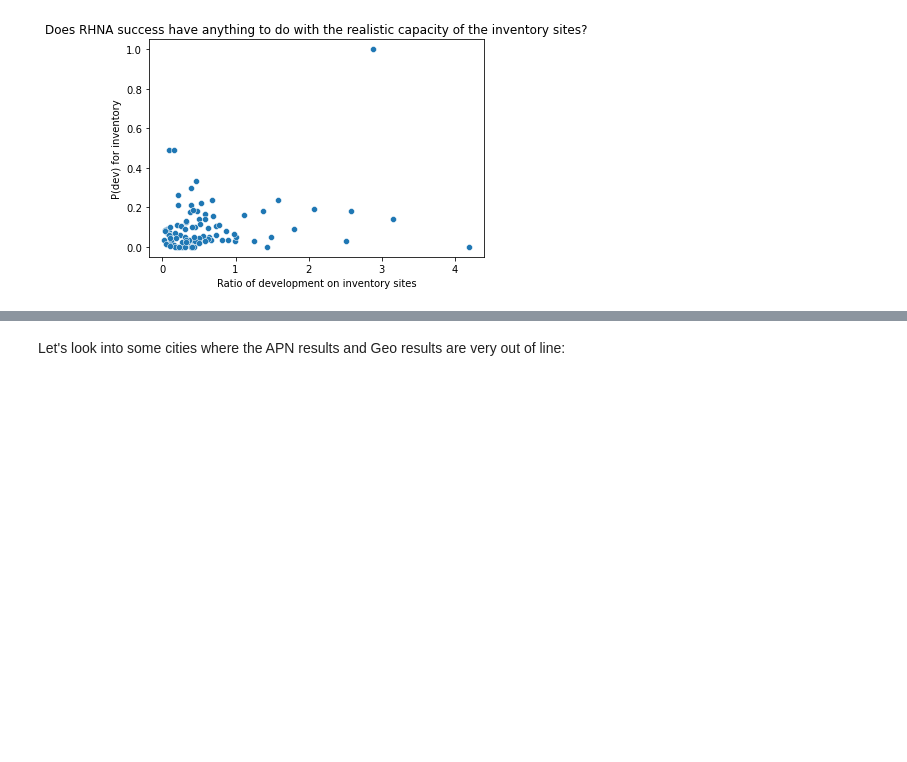
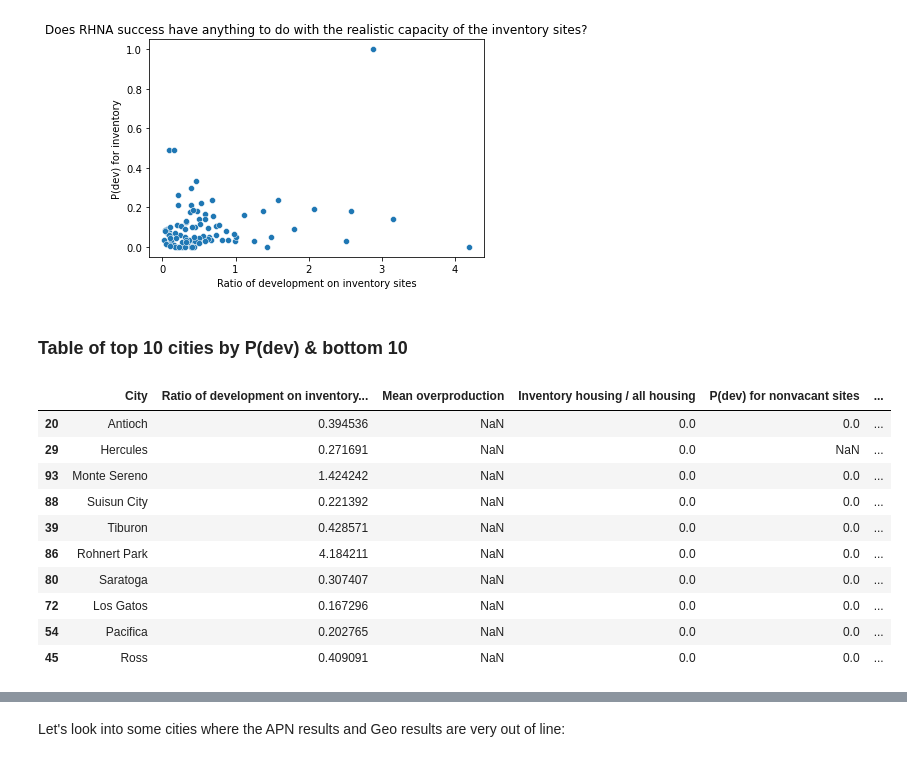
Before and after one commit to YIMBYdata/housing-elements, a Jupyter notebook: Final results.ipynb, the cells around one changed output, grey strips where cells are left out. Cells and saved outputs as stored; diff of their text form; code cells hidden in the pictures; blank space fills up the shorter version.

Commit message:
tables for top ten best and worst cities by Pdev

```diff
--- a/Final results.ipynb
+++ b/Final results.ipynb
@@ -339,3 +339,19 @@ sea_plot.set_title("Does RHNA success have anything to do with the realistic cap
 sea_plot.get_figure().savefig('./figures/did_realistic_capacity_calcs_matter.png')
 # %% [output]
 [figure]
+# %% [markdown]
+### Table of top 10 cities by P(dev) & bottom 10
+# %%
+results_both_df.sort_values(by='P(dev) for inventory').head(10)
+# %% [output]
+|  | City | Ratio of development on inventory... | Mean overproduction | Inventory housing / all housing | P(dev) for nonvacant sites | ... |
+| 20 | Antioch | 0.394536 | NaN | 0.0 | 0.0 | ... |
+| 29 | Hercules | 0.271691 | NaN | 0.0 | NaN | ... |
+| 93 | Monte Sereno | 1.424242 | NaN | 0.0 | 0.0 | ... |
+| 88 | Suisun City | 0.221392 | NaN | 0.0 | 0.0 | ... |
+| 39 | Tiburon | 0.428571 | NaN | 0.0 | 0.0 | ... |
+| 86 | Rohnert Park | 4.184211 | NaN | 0.0 | 0.0 | ... |
+| 80 | Saratoga | 0.307407 | NaN | 0.0 | 0.0 | ... |
+| 72 | Los Gatos | 0.167296 | NaN | 0.0 | 0.0 | ... |
+| 54 | Pacifica | 0.202765 | NaN | 0.0 | 0.0 | ... |
+| 45 | Ross | 0.409091 | NaN | 0.0 | 0.0 | ... |
```
Also changed, not shown: parts of 1 cell of this notebook.
